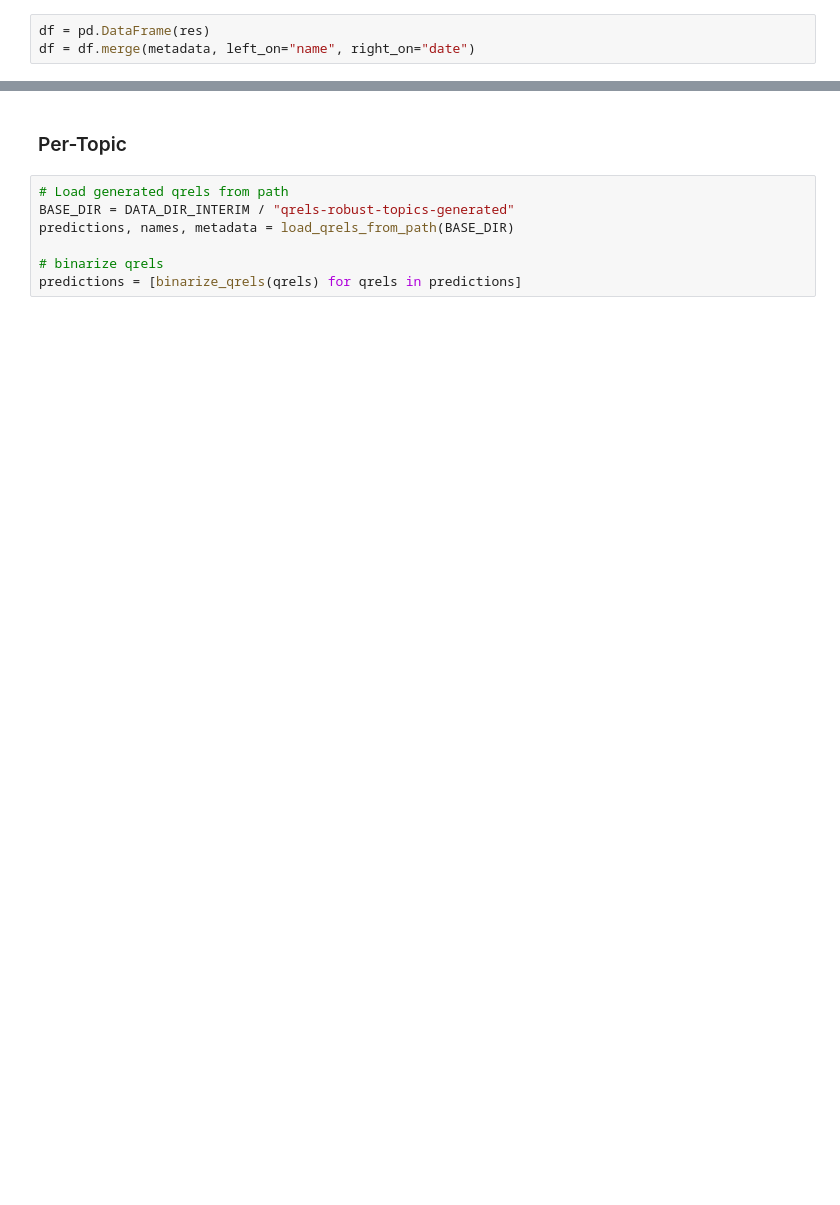
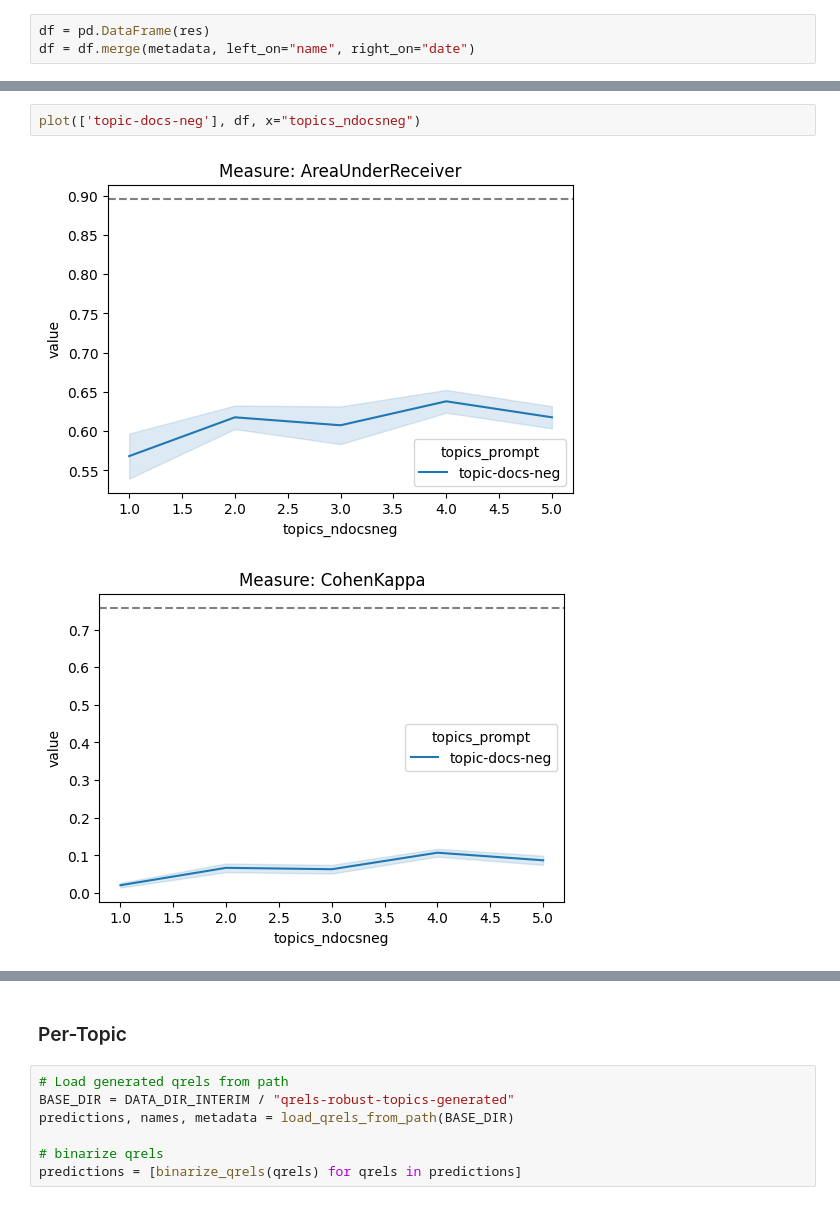
Before and after one commit to irgroup/SIGIR26-Synthesized-Information-Needs, a Jupyter notebook: notebooks/evaluate-alignment.ipynb, the cells around one changed output, grey strips where cells are left out. Cells and saved outputs as stored; diff of their text form; blank space fills up the shorter version.

```diff
--- a/notebooks/evaluate-alignment.ipynb
+++ b/notebooks/evaluate-alignment.ipynb
@@ -189,0 +190,5 @@ plot(['topic-query-docs-pos', 'topic-query-docs-neg', 'topic-query', 'topic-quer
+# %%
+plot(['topic-docs-neg'], df, x="topics_ndocsneg")
+# %% [output]
+[figure, added]
+[figure, added]
```
Also changed, not shown: parts of 16 cells of this notebook, 12 other files.
